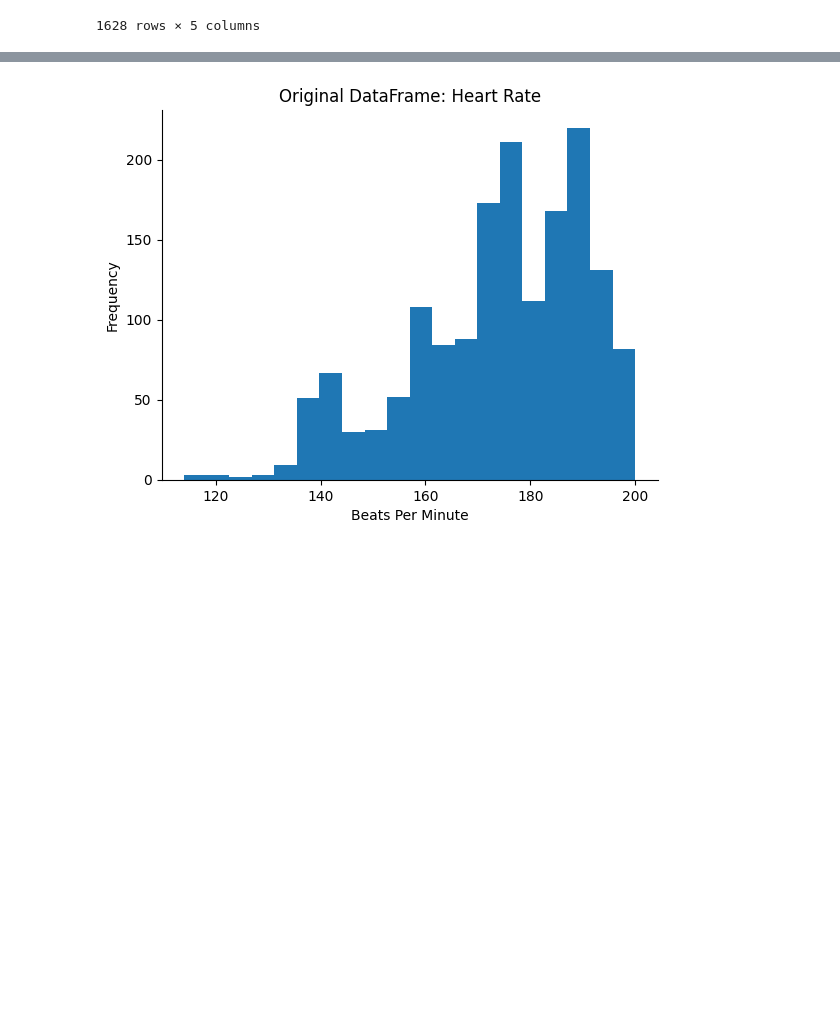
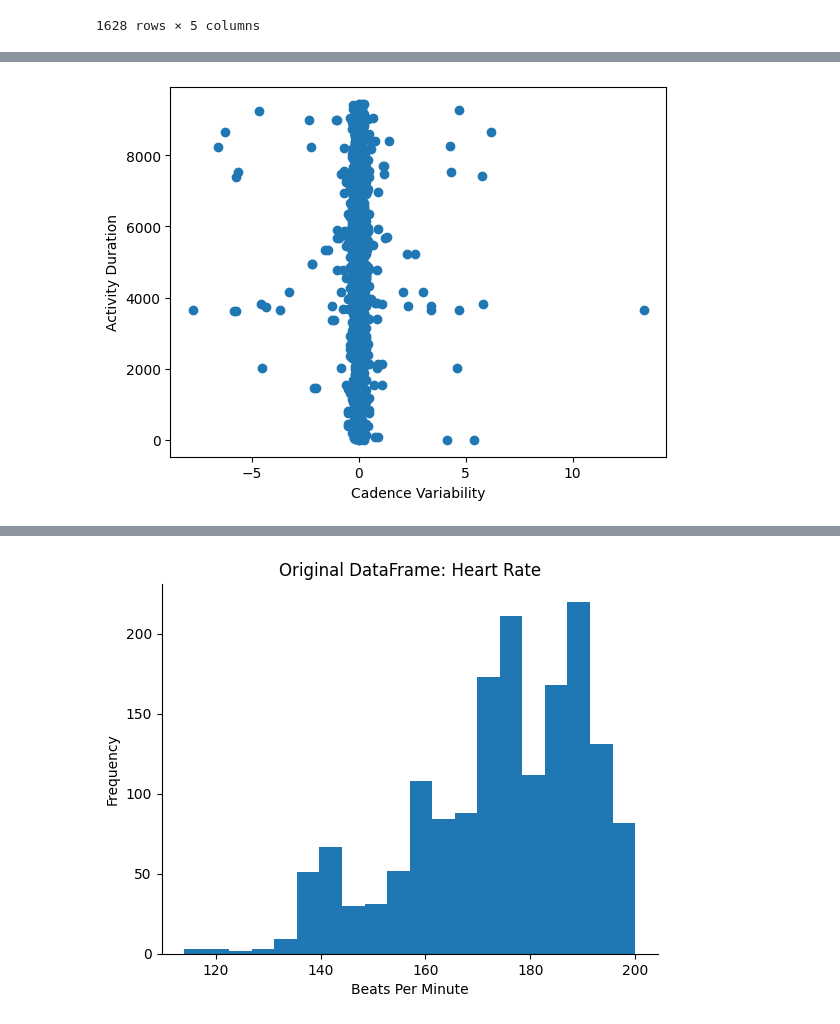
Before and after one commit to braveenth/garmin-running-llm, a Jupyter notebook: Garmin_Running_LLM_Analysis.ipynb, the cells around one changed output, grey strips where cells are left out. Cells and saved outputs as stored; diff of their text form; code cells hidden in the pictures; blank space fills up the shorter version.

```diff
--- a/Garmin_Running_LLM_Analysis.ipynb
+++ b/Garmin_Running_LLM_Analysis.ipynb
@@ -142,3 +194,12 @@ df_original = df2.drop(['timestamp', 'seconds'], axis=1)
+# %%
+# @title Cadence Variability vs Activity Duration
+
+import matplotlib.pyplot as plt
+plt.scatter(df_original['cadence_variability'], df_original['activity_duration_seconds'])
+plt.xlabel('Cadence Variability')
+_ = plt.ylabel('Activity Duration')
+# %% [output]
+[figure, added]
 # %%
 import tiktoken
 enc = tiktoken.encoding_for_model("gpt-3.5-turbo-16k")
```
Also changed, not shown: parts of 13 cells of this notebook.
